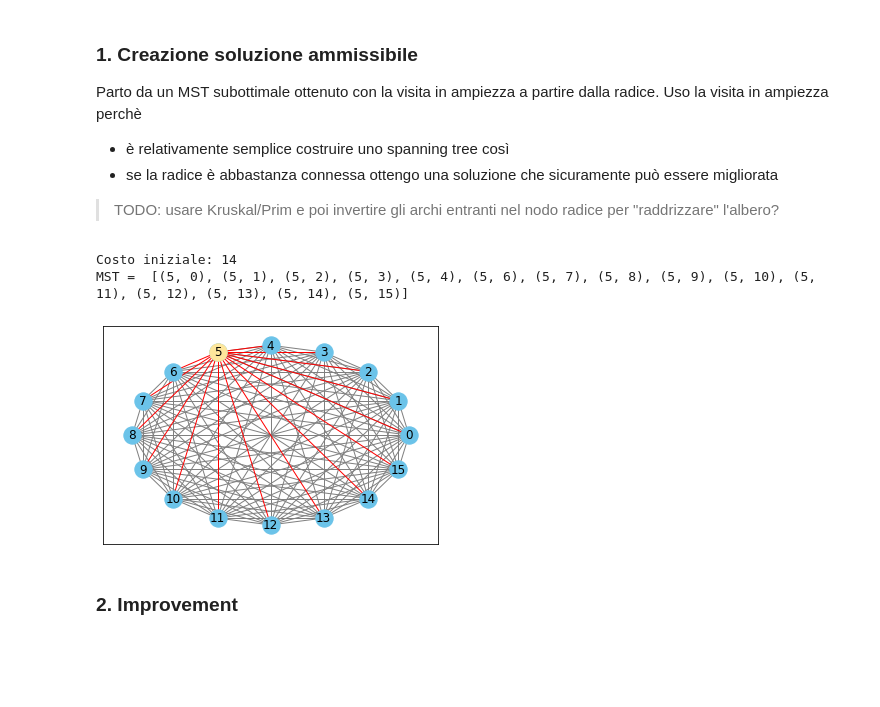
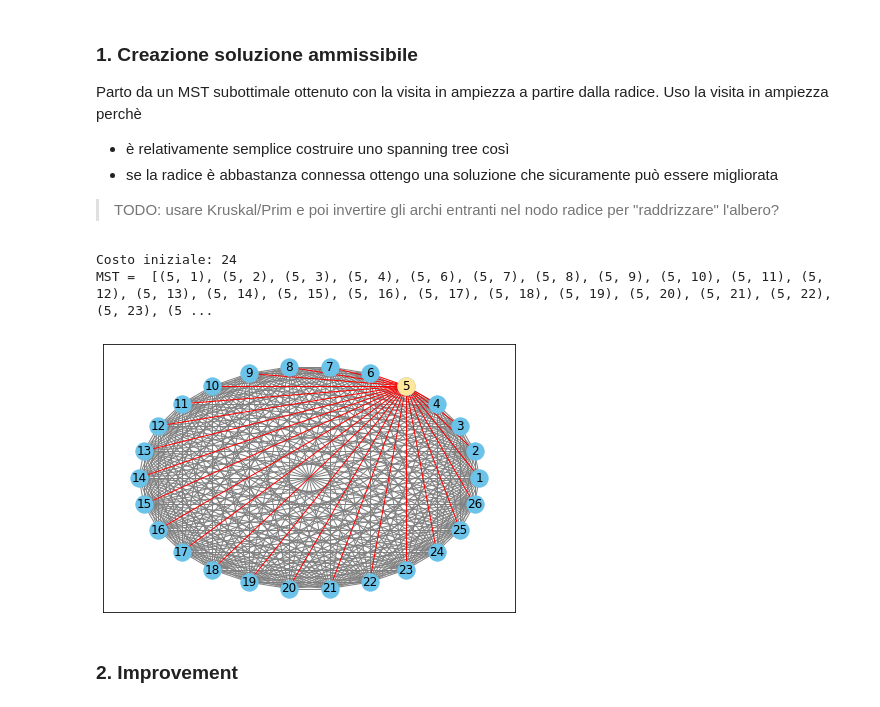
Before and after one commit to floysh/OR-project, a Jupyter notebook: progetto.ipynb, the cells around one changed output. Saved outputs shown, nothing was run; the diff lists cells and outputs as text; code cells hidden in the pictures; blank space fills up the shorter version.

```diff
--- a/progetto.ipynb
+++ b/progetto.ipynb
@@ -18,9 +18,10 @@ import matplotlib.pyplot as plt
 *
 # %%
 # PARAMETRI GENERALI
-OUT_DIR = os.path.join(os.getcwd(),"out") # dove salvare i disegni dei grafi (x debug)
+OUT_DIR = "figures" # dove salvare i disegni dei grafi (x debug)
 
-MAX_NODES = 16
+MAX_NODES = 26
+GRAPH_GENERATOR = "NX_COMPLETE"
 # %% [markdown]
 ### Inizializzazione
 # %%
@@ -28,10 +29,9 @@ MAX_NODES = 16
 
 # TODO importa grafo da file
 
-GRAPH_GENERATOR = "NX_COMPLETE_GRAPH"
 
 # Grafo di test
-if not "GRAPH_GENERATOR" in globals():
+if not "GRAPH_GENERATOR" in globals() or GRAPH_GENERATOR="CUSTOM":
     G = nx.Graph()
     G.add_nodes_from([
         x for x in range(1, MAX_NODES+1)
@@ -65,6 +65,7 @@ else :
             G = nx.graph_atlas(1269)
 
 # Prepara directory in cui salvare i rendering
+OUT_DIR = os.path.join(os.getcwd(),OUT_DIR)
 if not os.path.exists(OUT_DIR):
     os.makedirs(OUT_DIR)
 # %%
@@ -99,6 +100,13 @@ def draw_graph(graph, MST=nx.empty_graph(), root_node=None):
 
     # Draw labels
     nx.draw_networkx_labels(graph,pos)
+
+
+
+def save_figure(name, format="svg"):
+    filename = "{}.{}".format(name,format)
+    plt.tight_layout(pad=1)
+    plt.savefig(os.path.join(OUT_DIR,filename), bbox_inches='tight', format=format, dpi=600, transparent=True)
 # %%
 # Funzione obiettivo
 
@@ -237,13 +245,13 @@ mst = build_rooted_mst(G, ROOT_NODE)
 # %%
 # PRINT INFO
 print("Costo iniziale:", cost(mst, ROOT_NODE))
 print("MST = ", mst.edges)
 draw_graph(G, mst, ROOT_NODE)
-plt.savefig(os.path.join(OUT_DIR,'iter_0'), format="svg")
+save_figure(name="initial")
 # %% [output]
-Costo iniziale: 14
-MST =  [(5, 0), (5, 1), (5, 2), (5, 3), (5, 4), (5, 6), (5, 7), (5, 8), (5, 9), (5, 10), (5, 11), (5, 12), (5, 13), (5, 14), (5, 15)]
+Costo iniziale: 24
+MST =  [(5, 1), (5, 2), (5, 3), (5, 4), (5, 6), (5, 7), (5, 8), (5, 9), (5, 10), (5, 11), (5, 12), (5, 13), (5, 14), (5, 15), (5, 16), (5, 17), (5, 18), (5, 19), (5, 20), (5, 21), (5, 22), (5, 23), (5 ...
-[figure, old version]
+[figure, new version]
 # %% [markdown]
 ### 2. Improvement
 # %% [markdown]
```
Also changed, not shown: parts of 5 cells of this notebook.
